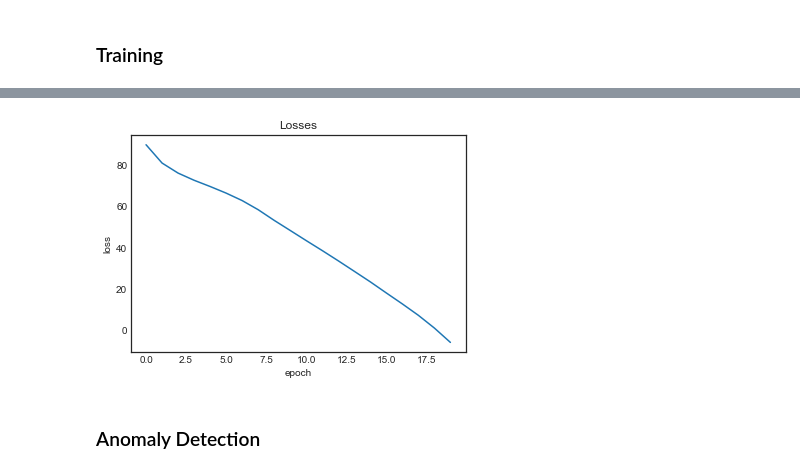
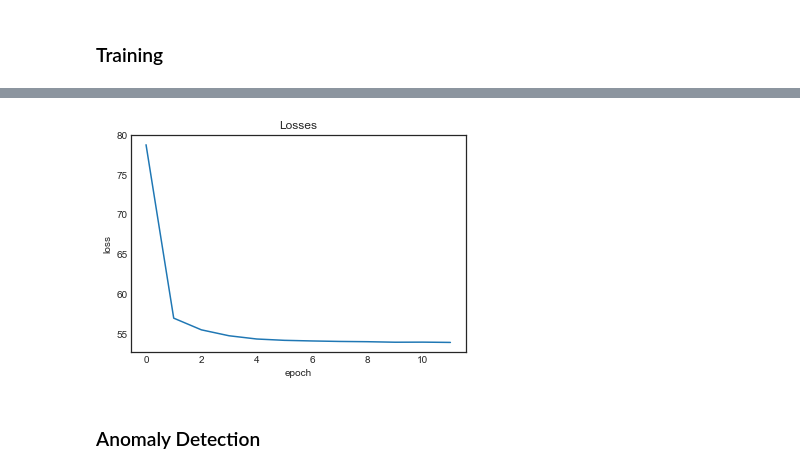
Before and after one commit to lisaong/diec, a Jupyter notebook: day3/Anomaly_detection_train.ipynb, the cells around one changed output, grey strips where cells are left out. Cells and saved outputs as stored; diff of their text form; code cells hidden in the pictures.

Commit message:
switched to keras

```diff
--- a/day3/Anomaly_detection_train.ipynb
+++ b/day3/Anomaly_detection_train.ipynb
@@ -321,8 +339,8 @@ class VAE(object):
 # %% [markdown]
 ### Training
 # %%
-y = scaled_df1[:, df1.columns == series]
-y_train, y_test = train_test_split(y, shuffle=False, train_size=4000)
+x = scaled_df1[:, df1.columns == series]
+x_train, x_test = train_test_split(x, shuffle=False, train_size=5000)
 
-y_train.shape
+print(x_train.shape, x_test.shape)
 # %% [output]
@@ -339,3 +356,0 @@ plt.show()
-# %%
-model = VAE(z_dim=20, n_dim=50, n_hidden_layers=20)
-model.fit(y_train, num_epochs=20)
@@ -360,0 +357,5 @@ True
+# %%
+X_train = make_windowed_dataframe(x_train, window_size) # series vector to windowed matrix
+X_test = make_windowed_dataframe(x_test, window_size) # series vector to windowed matrix
+
+print(X_train.shape, X_test.shape)
@@ -360,0 +364,5 @@ True
+# %%
+from keras.callbacks import EarlyStopping
+
+es = EarlyStopping(patience=2)
+hist = model.fit(X_train, epochs=50, batch_size=32, validation_split=0.1, callbacks=[es])
@@ -361,10 +387,10 @@ True
 # %%
 fig, ax = plt.subplots()
-ax.plot(model.losses)
+ax.plot(hist.history['loss'])
 ax.set(title='Losses', xlabel='epoch', ylabel='loss')
 plt.show()
 # %% [output]
-[figure, old version]
+[figure, new version]
 # %% [markdown]
 ### Anomaly Detection
 # %%
```
Also changed, not shown: parts of 28 cells of this notebook, 3 other files.
